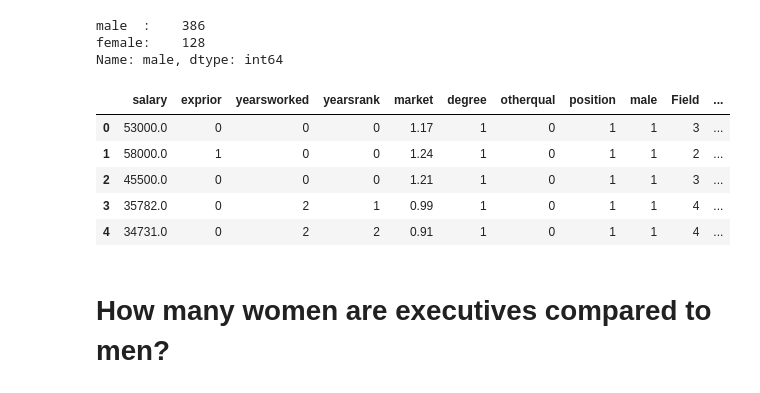
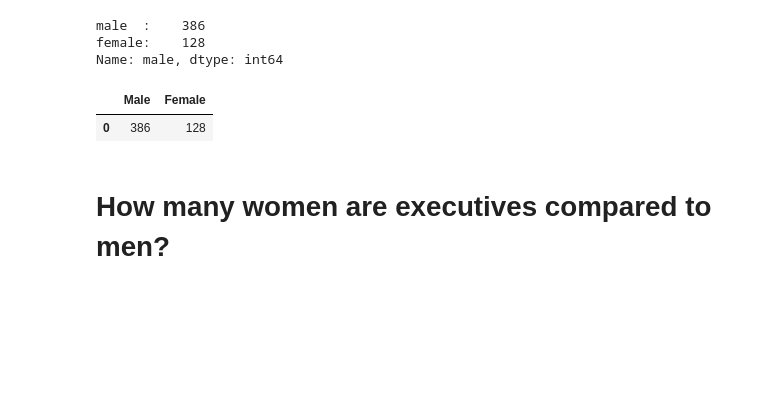
Before and after one commit to nomfund/Salary_Correlation, a Jupyter notebook: salary.ipynb, the cells around one changed output. Cells and saved outputs as stored; diff of their text form; code cells hidden in the pictures; blank space fills up the shorter version.

```diff
--- a/salary.ipynb
+++ b/salary.ipynb
@@ -122,16 +122,13 @@ print(m)
 male  :    386
 female:    128
 Name: male, dtype: int64
-# %%
-df_num = salary_data.select_dtypes(include = ['float64', 'int64'])
-df_num.head()
-# %% [output]
-|  | salary | exprior | yearsworked | yearsrank | market | degree | otherqual | position | male | Field | ... |
-| 0 | 53000.0 | 0 | 0 | 0 | 1.17 | 1 | 0 | 1 | 1 | 3 | ... |
-| 1 | 58000.0 | 1 | 0 | 0 | 1.24 | 1 | 0 | 1 | 1 | 2 | ... |
-| 2 | 45500.0 | 0 | 0 | 0 | 1.21 | 1 | 0 | 1 | 1 | 3 | ... |
-| 3 | 35782.0 | 0 | 2 | 1 | 0.99 | 1 | 0 | 1 | 1 | 4 | ... |
-| 4 | 34731.0 | 0 | 2 | 2 | 0.91 | 1 | 0 | 1 | 1 | 4 | ... |
+# %%
+d = {'Male': [386], 'Female': [128]}
+df = pd.DataFrame(data=d)
+df
+# %% [output]
+|  | Male | Female |
+| 0 | 386 | 128 |
 # %% [markdown]
 # How many women are executives compared to men?
 # %%
```
Also changed, not shown: parts of 9 cells of this notebook.
